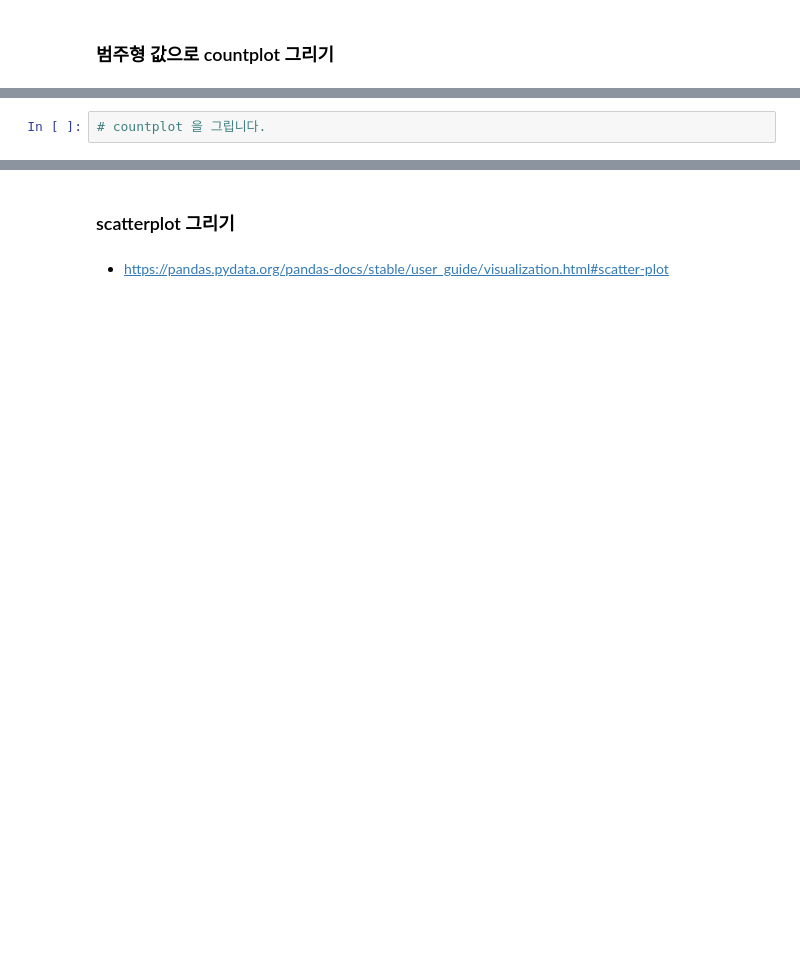
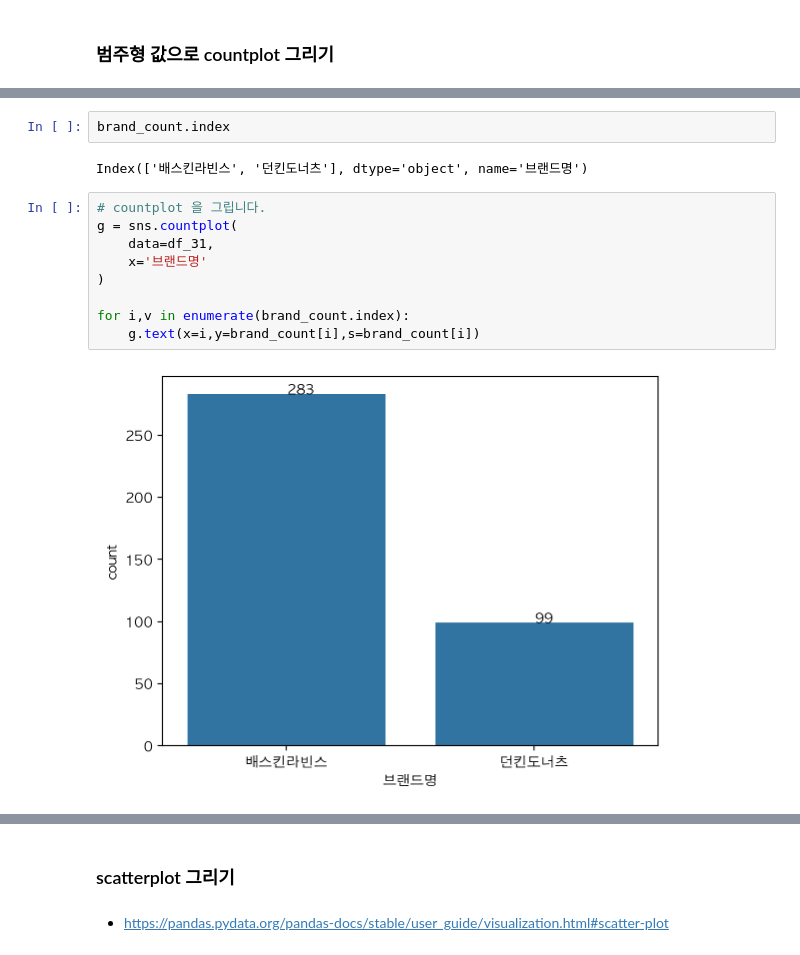
Before and after one commit to online5880/Public-Data-Analysis-in-Python, a Jupyter notebook: franchise/03_franchise_eda_input.ipynb, the cells around one changed output, grey strips where cells are left out. Drawn from its saved outputs; the diff is of its cells as text; blank space fills up the shorter version.

```diff
--- a/franchise/03_franchise_eda_input.ipynb
+++ b/franchise/03_franchise_eda_input.ipynb
@@ -215,4 +428,17 @@ def get_font_family():
-# %%
-# countplot 을 그립니다.
+# %%
+brand_count.index
+# %% [output]
+Index(['배스킨라빈스', '던킨도너츠'], dtype='object', name='브랜드명')
+# %%
+# countplot 을 그립니다.
+g = sns.countplot(
+    data=df_31,
+    x='브랜드명'
+)
+
+for i,v in enumerate(brand_count.index):
+    g.text(x=i,y=brand_count[i],s=brand_count[i])
+# %% [output]
+[figure, added]
 # %%
 # 시군구명으로 빈도수를 세고 브랜드명으로 색상을 다르게 표현하는 countplot 을 그립니다.
```
Also changed, not shown: parts of 30 cells of this notebook.
